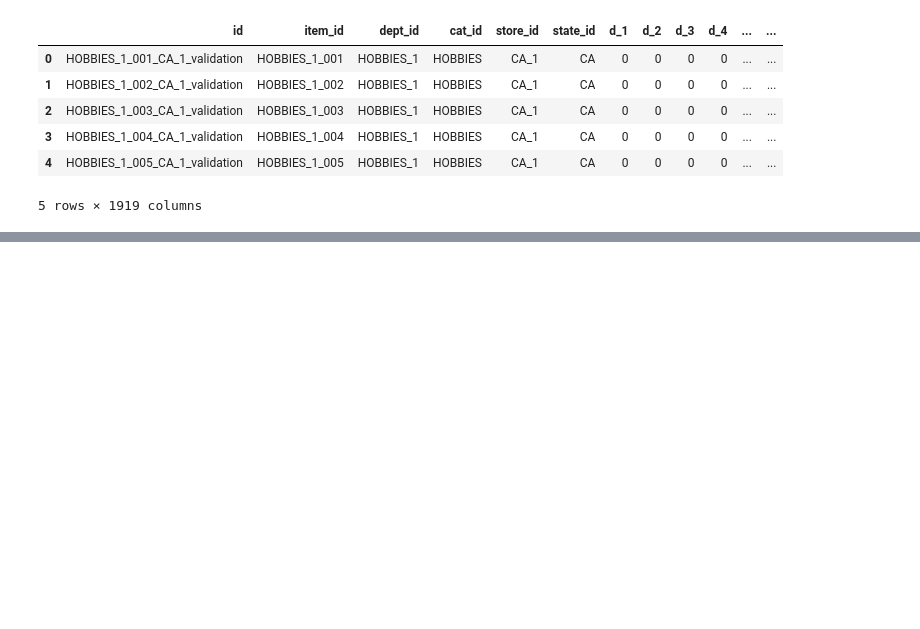
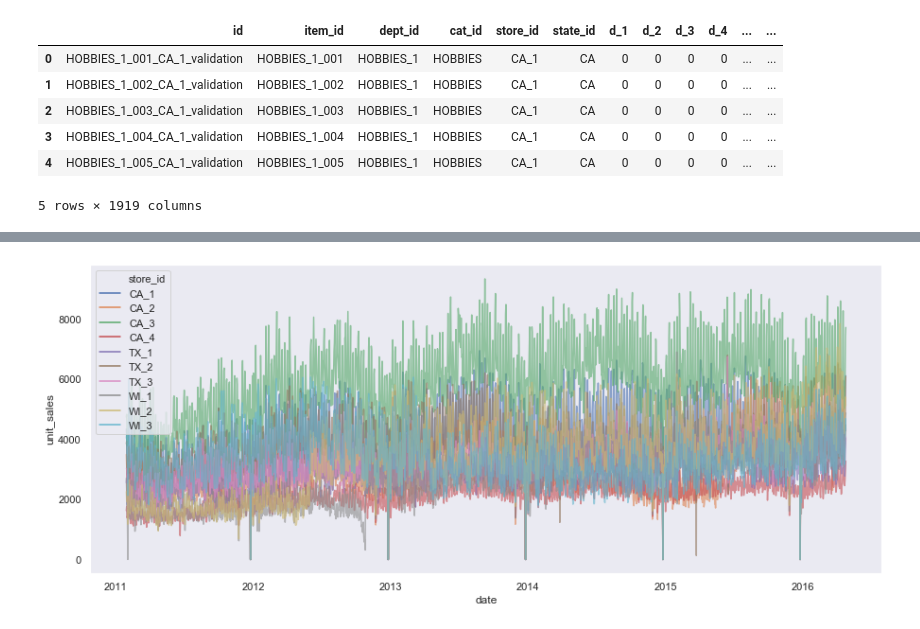
Before and after one commit to cpglenn/m5-forecasting-accuracy, a Jupyter notebook: master.ipynb, the cells around one changed output, grey strips where cells are left out. Drawn from its saved outputs; the diff is of its cells as text; code cells hidden in the pictures; blank space fills up the shorter version.

```diff
--- a/master.ipynb
+++ b/master.ipynb
@@ -41,4 +29,6 @@ master = sales_train_validation.melt(id_vars=['id', 'item_id', 'dept_id', 'cat_i
 # %%
 calendar = pd.read_csv("./datasets/calendar.csv")
-calendar.set_index('date', inplace=True)
-temp = pd.DataFrame(calendar['d'])
+temp = calendar[['date', 'd']]
+temp
+#calendar.set_index('date', inplace=True)
+#temp = pd.DataFrame(calendar['d'])
@@ -45,3 +49,2 @@ temp = pd.DataFrame(calendar['d'])
 # %%
-master.merge()
-#temp.pivot(index='d')
+master = pd.merge(master, temp, on='d', how='inner')
@@ -62,0 +51,4 @@ master.merge()
+# %%
+master['date'] = pd.to_datetime(master['date'])
+master = master.rename(columns={'value': 'unit_sales'})
+master.head()
@@ -62,0 +79,5 @@ master.merge()
+# %%
+store_sales = master.groupby(['date', 'store_id'], as_index=False)['unit_sales'].agg('sum')
+store_sales = pd.DataFrame(store_sales)
+store_sales['date'] = pd.to_datetime(store_sales['date'])
+store_sales
@@ -62,0 +98,11 @@ master.merge()
+# %%
+fig, ax = plt.subplots(figsize=fig_dims)
+sns.lineplot(data=store_sales,
+             x='date',
+             y='unit_sales',
+             hue='store_id',
+             ax=ax,
+             alpha=0.6)
+plt.show()
+# %% [output]
+[figure, added]
```
Also changed, not shown: parts of 10 cells of this notebook.
